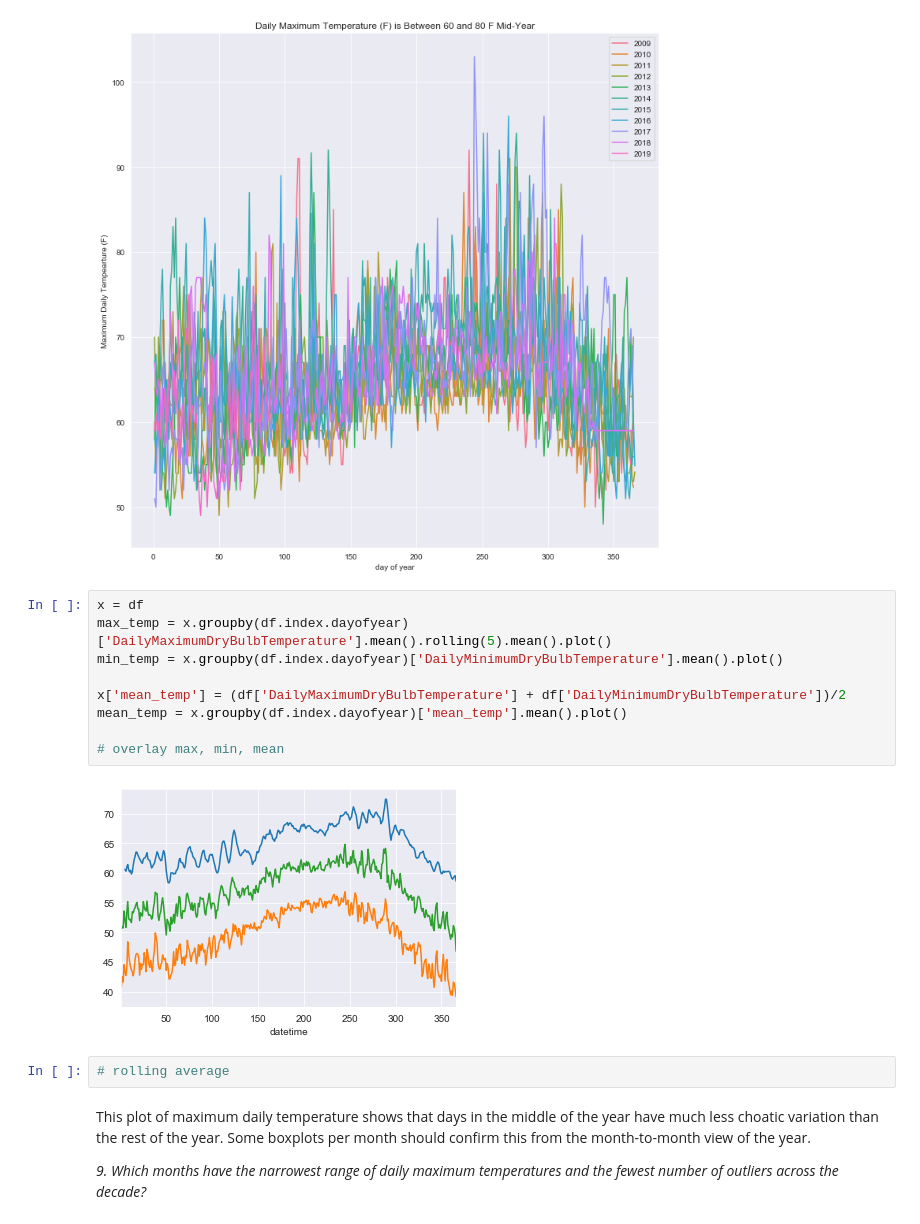
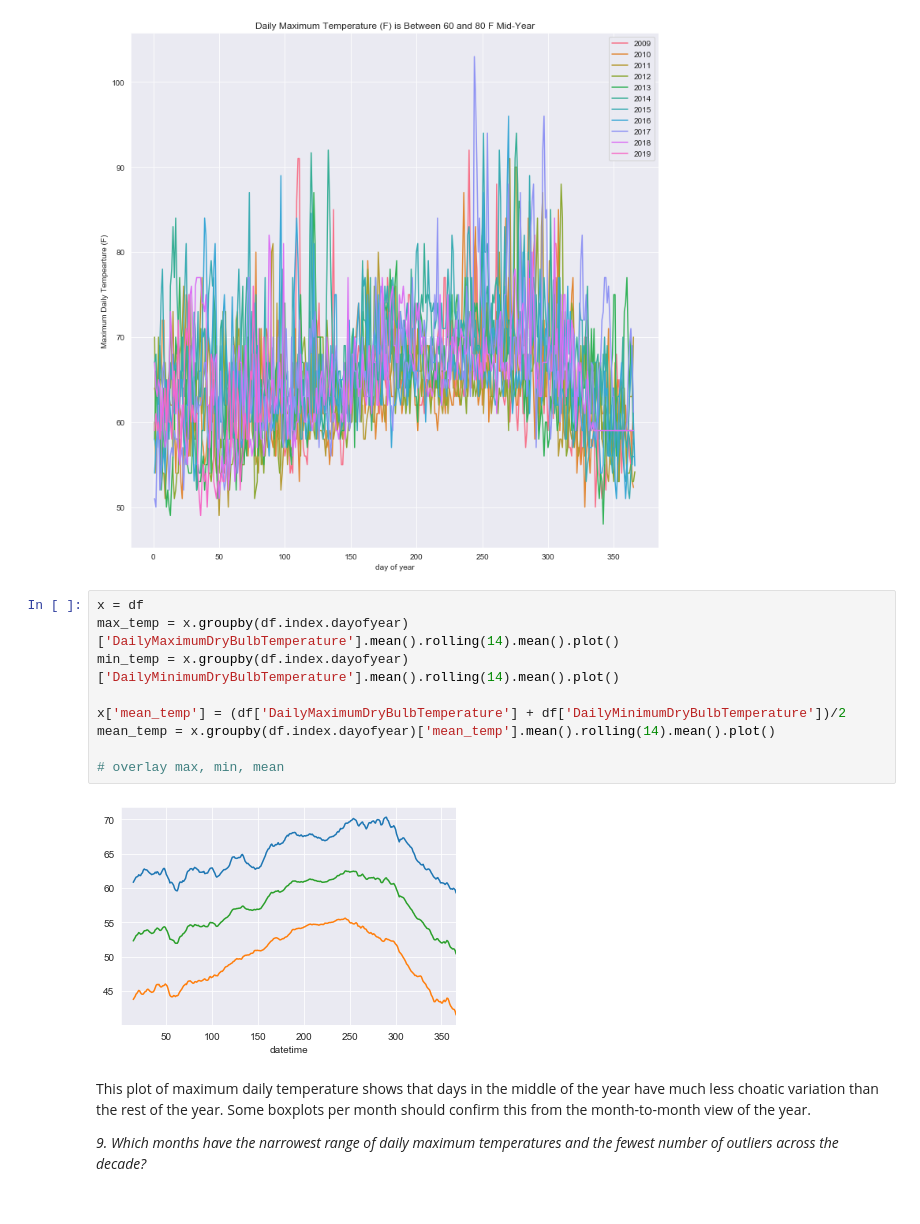
Before and after one commit to jefftrevino/Springboard, a Jupyter notebook: capstone1montereyWeather/exploratory_data_visualization.ipynb, the cells around one changed output. Cells and saved outputs as stored; diff of their text form.

```diff
--- a/capstone1montereyWeather/exploratory_data_visualization.ipynb
+++ b/capstone1montereyWeather/exploratory_data_visualization.ipynb
@@ -239,17 +239,15 @@ plt.show()
 [figure]
 # %%
 x = df
-max_temp = x.groupby(df.index.dayofyear)['DailyMaximumDryBulbTemperature'].mean().rolling(5).mean().plot()
-min_temp = x.groupby(df.index.dayofyear)['DailyMinimumDryBulbTemperature'].mean().plot()
+max_temp = x.groupby(df.index.dayofyear)['DailyMaximumDryBulbTemperature'].mean().rolling(14).mean().plot()
+min_temp = x.groupby(df.index.dayofyear)['DailyMinimumDryBulbTemperature'].mean().rolling(14).mean().plot()
 
 x['mean_temp'] = (df['DailyMaximumDryBulbTemperature'] + df['DailyMinimumDryBulbTemperature'])/2
-mean_temp = x.groupby(df.index.dayofyear)['mean_temp'].mean().plot()
+mean_temp = x.groupby(df.index.dayofyear)['mean_temp'].mean().rolling(14).mean().plot()
 
 # overlay max, min, mean
 # %% [output]
-[figure, old version]
+[figure, new version]
-# %%
-# rolling average
 # %% [markdown]
 This plot of maximum daily temperature shows that days in the middle of the year have much less choatic variation than the rest of the year. Some boxplots per month should confirm this from the month-to-month view of the year.
 
```
Also changed, not shown: 1 other file.
